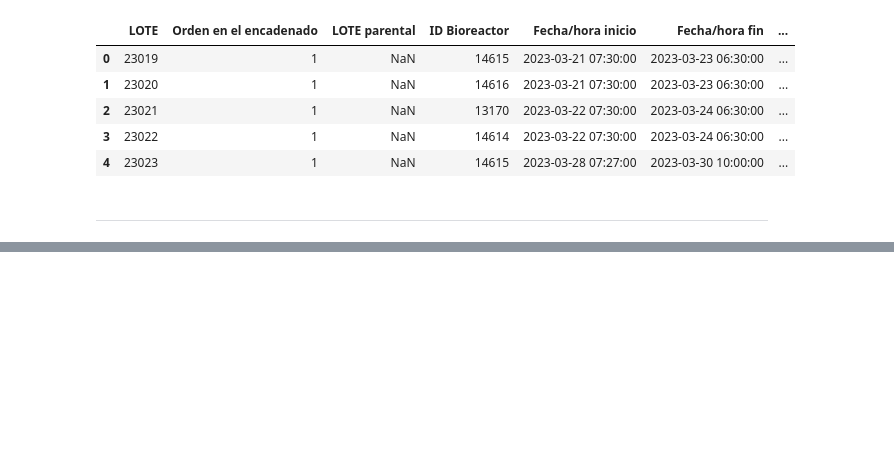
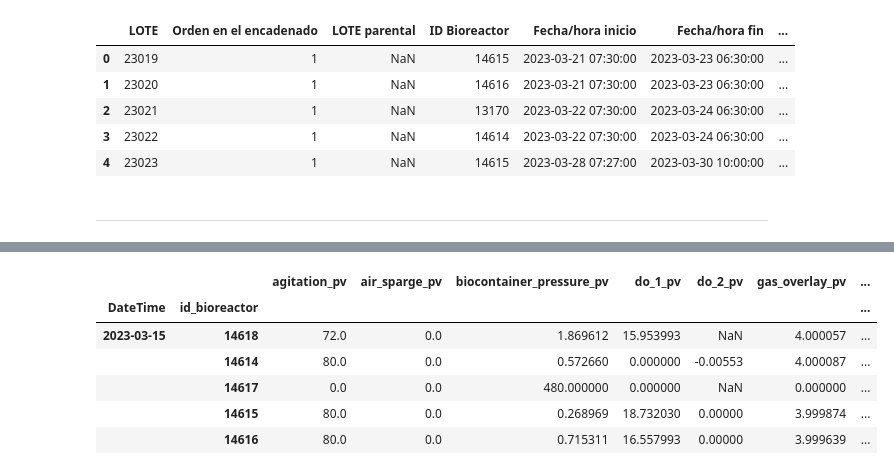
Before and after one commit to nikodyulger/datathon-los-forajidos, a Jupyter notebook: prediccion.ipynb, the cells around one changed output, grey strips where cells are left out. Saved outputs shown, nothing was run; the diff lists cells and outputs as text; code cells hidden in the pictures; blank space fills up the shorter version.

```diff
--- a/prediccion.ipynb
+++ b/prediccion.ipynb
@@ -542,0 +388,10 @@ df_cultivo
+# %%
+df_bioreactor.head(5)
+# %% [output]
+|  |  | agitation_pv | air_sparge_pv | biocontainer_pressure_pv | do_1_pv | do_2_pv | gas_overlay_pv | ... |
+| DateTime | id_bioreactor |  |  |  |  |  |  | ... |
+| 2023-03-15 | 14618 | 72.0 | 0.0 | 1.869612 | 15.953993 | NaN | 4.000057 | ... |
+|  | 14614 | 80.0 | 0.0 | 0.572660 | 0.000000 | -0.00553 | 4.000087 | ... |
+|  | 14617 | 0.0 | 0.0 | 480.000000 | 0.000000 | NaN | 0.000000 | ... |
+|  | 14615 | 80.0 | 0.0 | 0.268969 | 18.732030 | 0.00000 | 3.999874 | ... |
+|  | 14616 | 80.0 | 0.0 | 0.715311 | 16.557993 | 0.00000 | 3.999639 | ... |
```
Also changed, not shown: parts of 19 cells of this notebook.
